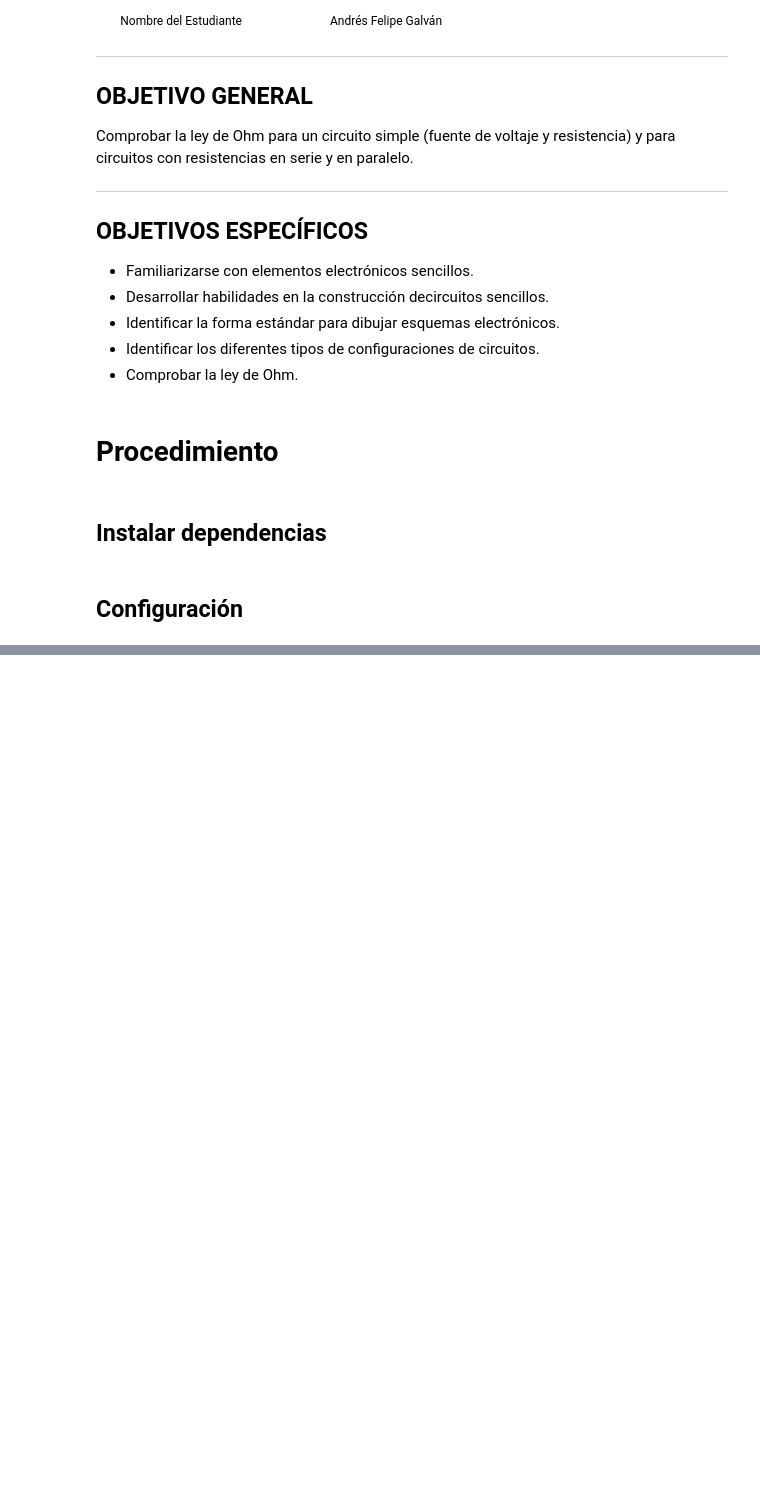
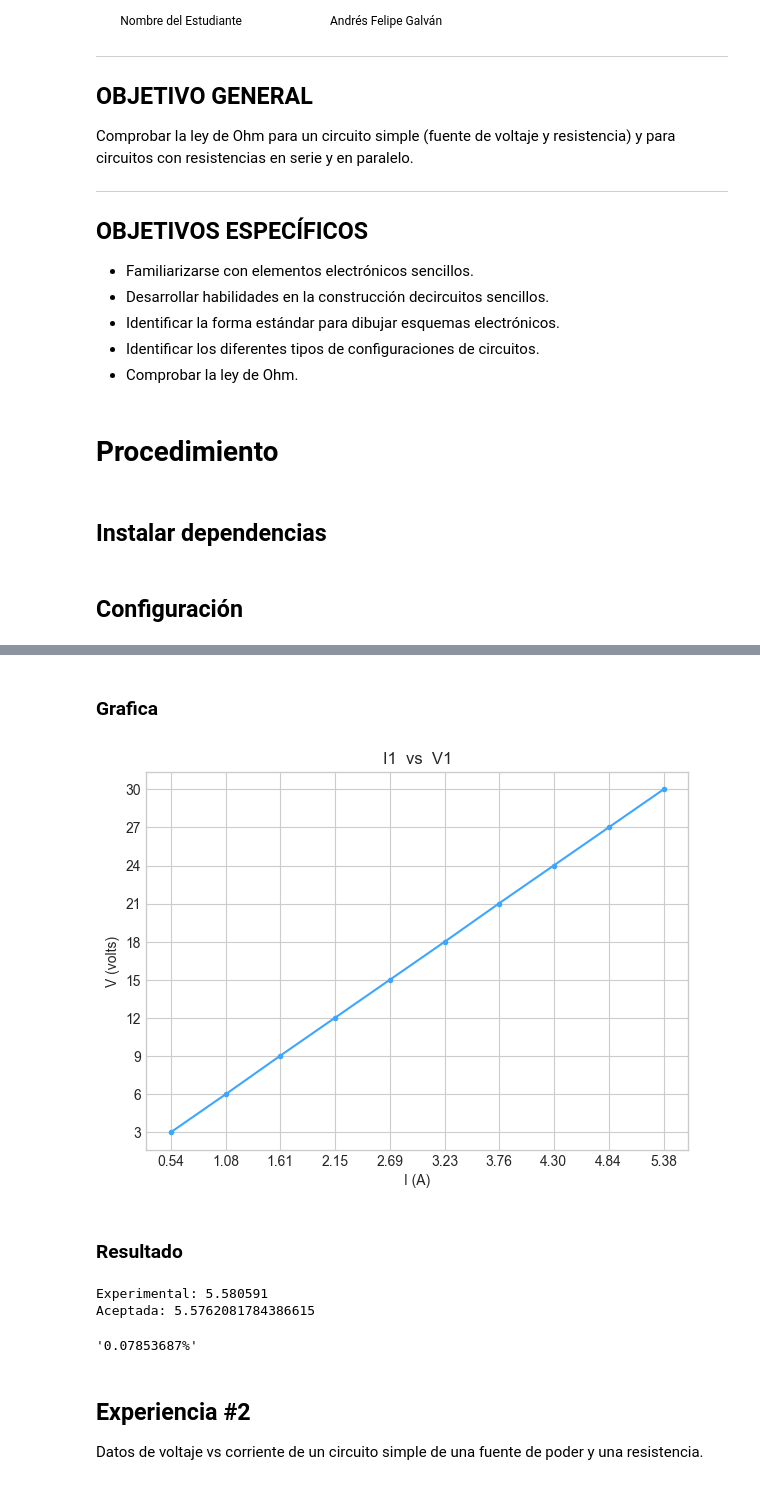
Before and after one commit to afgalvan/ohm-lab, a Jupyter notebook: ohm_lab.ipynb, the cells around one changed output, grey strips where cells are left out. Saved outputs shown, nothing was run; the diff lists cells and outputs as text; code cells hidden in the pictures; blank space fills up the shorter version.

```diff
--- a/ohm_lab.ipynb
+++ b/ohm_lab.ipynb
@@ -48,0 +53,7 @@ set_option("display.float_format", "{:.2e}".format) # Usar notación cientifica
+# %%
+from utils import ConfiguracionRegistro, registrar_corrientes
+
+configuracion1 = ConfiguracionRegistro(voltaje_inicial=3.0, escala=3.0)
+
+voltaje_corriente1 = registrar_corrientes([0.54, 1.08, 1.61, 2.15, 2.69, 3.23, 3.76, 4.30, 4.84, 5.38], configuracion1)
+voltaje_corriente1
@@ -48,0 +72,24 @@ set_option("display.float_format", "{:.2e}".format) # Usar notación cientifica
+# %% [markdown]
+### Grafica
+# %%
+from utils import graficar
+
+graficar("I1 vs V1", voltaje_corriente1)
+# %% [output]
+[figure, added]
+# %% [markdown]
+### Resultado
+# %%
+from utils import calcular_resistencia, error_porcentual
+
+experimental1, aceptada1 = calcular_resistencia(voltaje_corriente1)
+print(f"Experimental: {experimental1}\nAceptada: {aceptada1}")
+error_porcentual(experimental1, aceptada1)
+# %% [output]
+Experimental: 5.580591
+Aceptada: 5.5762081784386615
+'0.07853687%'
+# %% [markdown]
+## Experiencia #2
+
+Datos de voltaje vs corriente de un circuito simple de una fuente de poder y una resistencia.
```
Also changed, not shown: parts of 30 cells of this notebook, 5 other files.
